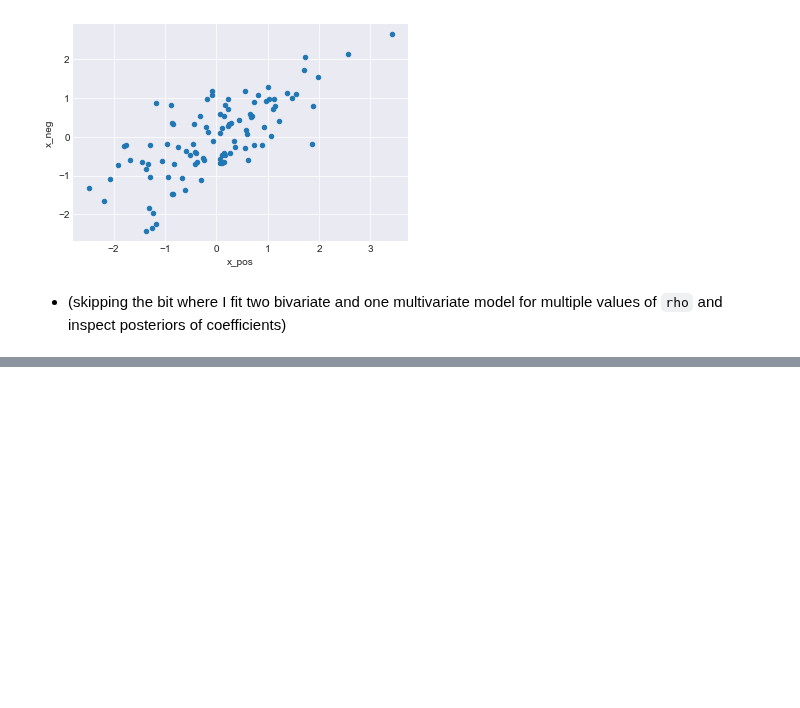
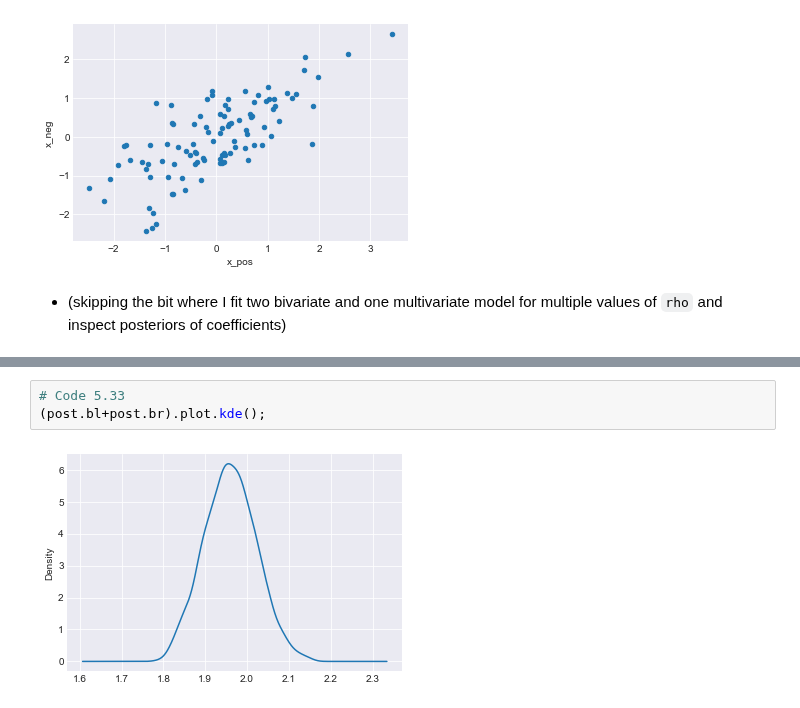
Before and after one commit to nwweber/statistical_rethinking, a Jupyter notebook: chapter_05_multivariate_linear_models.ipynb, the cells around one changed output, grey strips where cells are left out. Cells and saved outputs as stored; diff of their text form; blank space fills up the shorter version.

```diff
--- a/chapter_05_multivariate_linear_models.ipynb
+++ b/chapter_05_multivariate_linear_models.ipynb
@@ -825,0 +937,5 @@ d.plot.scatter('x_pos', 'x_neg');
+# %%
+# Code 5.33
+(post.bl+post.br).plot.kde();
+# %% [output]
+[figure, added]
```
Also changed, not shown: parts of 8 cells of this notebook.
